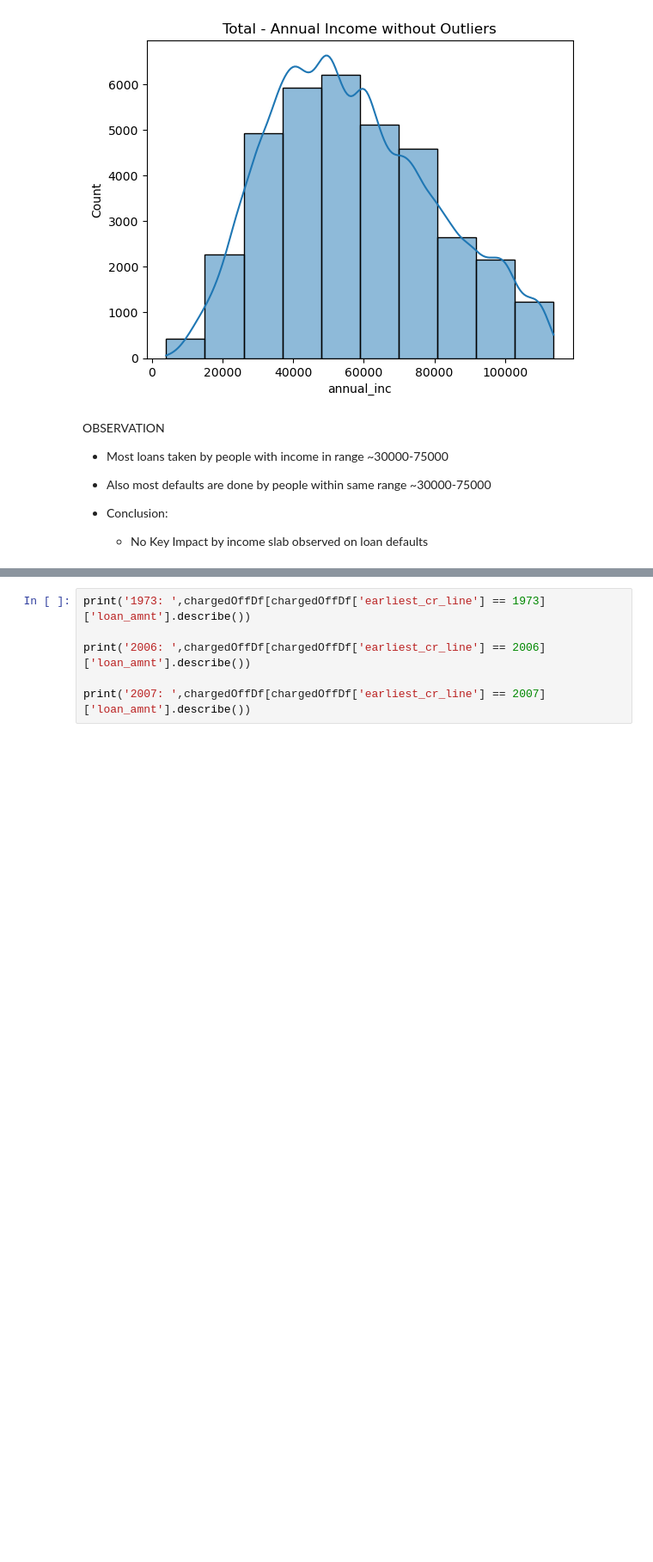
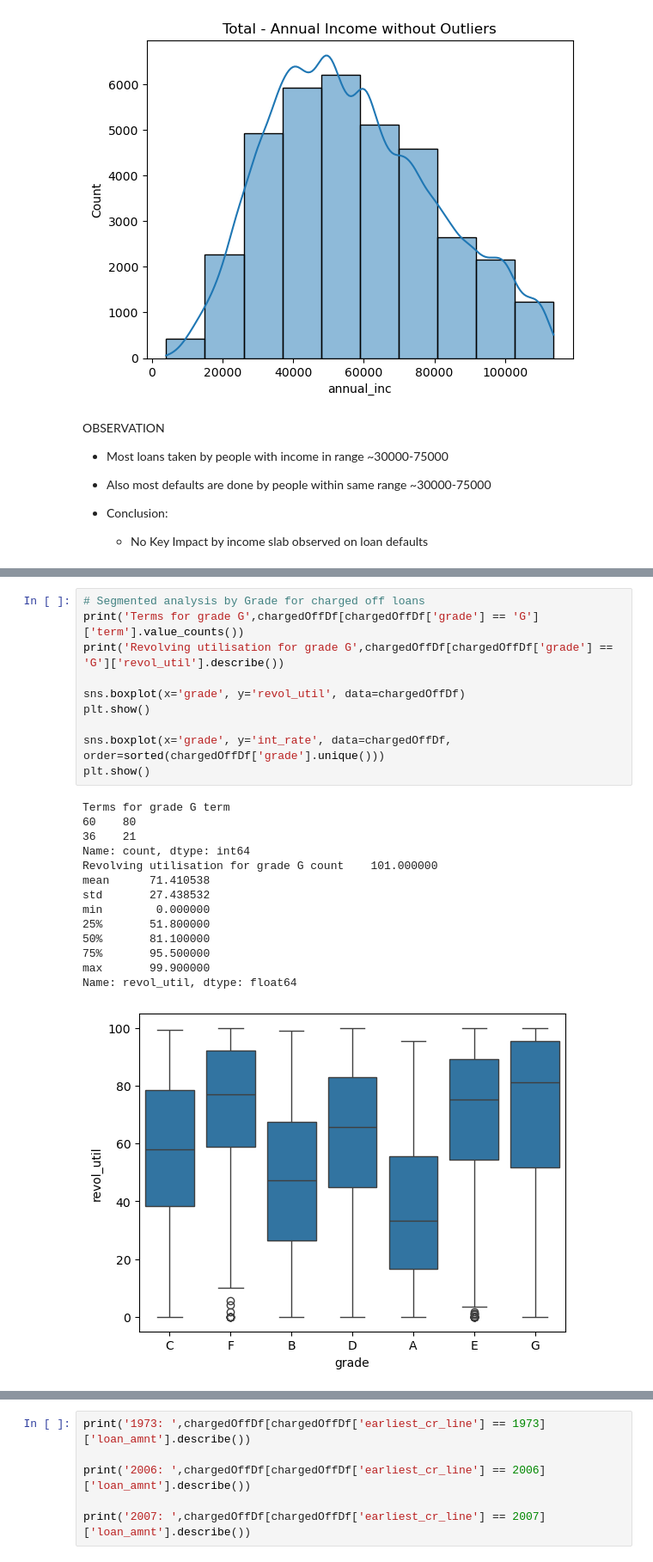
Before and after one commit to VFulara/LendingClubCaseStudy, a Jupyter notebook: final.ipynb, the cells around one changed output, grey strips where cells are left out. Shown at 86% size. Drawn from its saved outputs; the diff is of its cells as text; blank space fills up the shorter version.

```diff
--- a/final.ipynb
+++ b/final.ipynb
@@ -403,0 +441,25 @@ plt.show()
+# %%
+# Segmented analysis by Grade for charged off loans
+print('Terms for grade G',chargedOffDf[chargedOffDf['grade'] == 'G']['term'].value_counts())
+print('Revolving utilisation for grade G',chargedOffDf[chargedOffDf['grade'] == 'G']['revol_util'].describe())
+
+sns.boxplot(x='grade', y='revol_util', data=chargedOffDf)
+plt.show()
+
+sns.boxplot(x='grade', y='int_rate', data=chargedOffDf, order=sorted(chargedOffDf['grade'].unique()))
+plt.show()
+# %% [output]
+Terms for grade G term
+60    80
+36    21
+Name: count, dtype: int64
+Revolving utilisation for grade G count    101.000000
+mean      71.410538
+std       27.438532
+min        0.000000
+25%       51.800000
+50%       81.100000
+75%       95.500000
+max       99.900000
+Name: revol_util, dtype: float64
+[figure, added]
```
Also changed, not shown: parts of 11 cells of this notebook, 1 other file.
